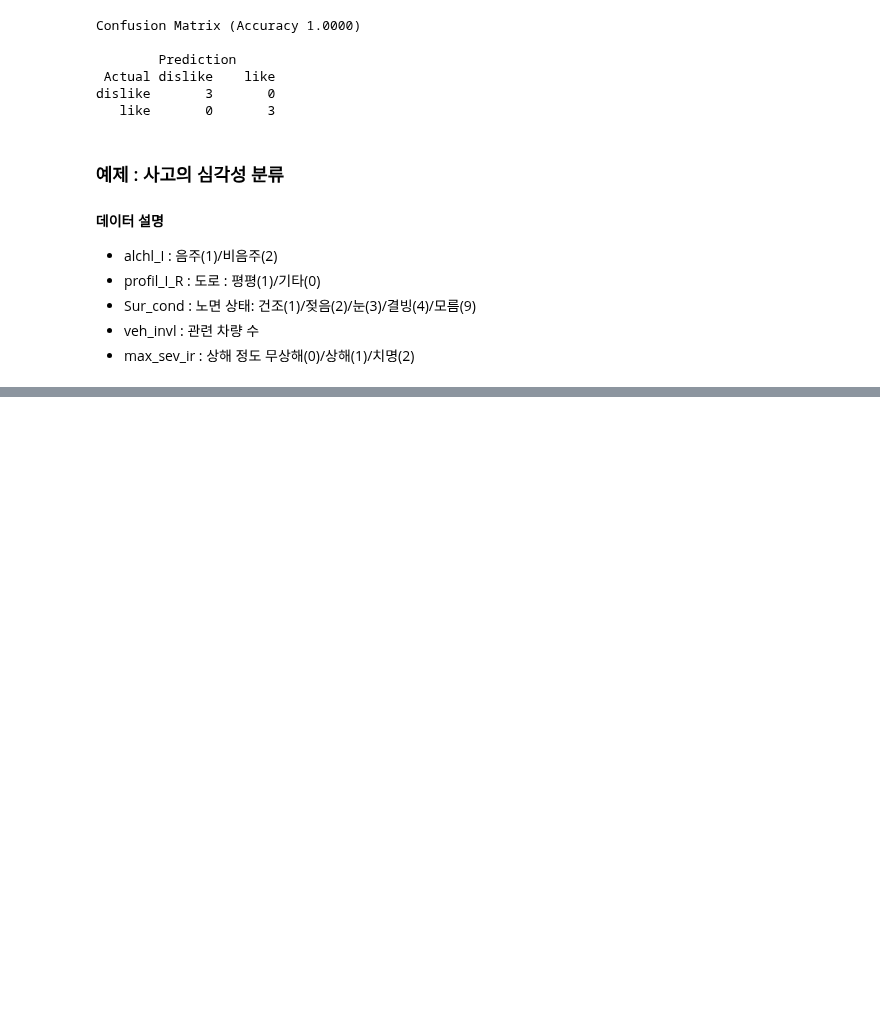
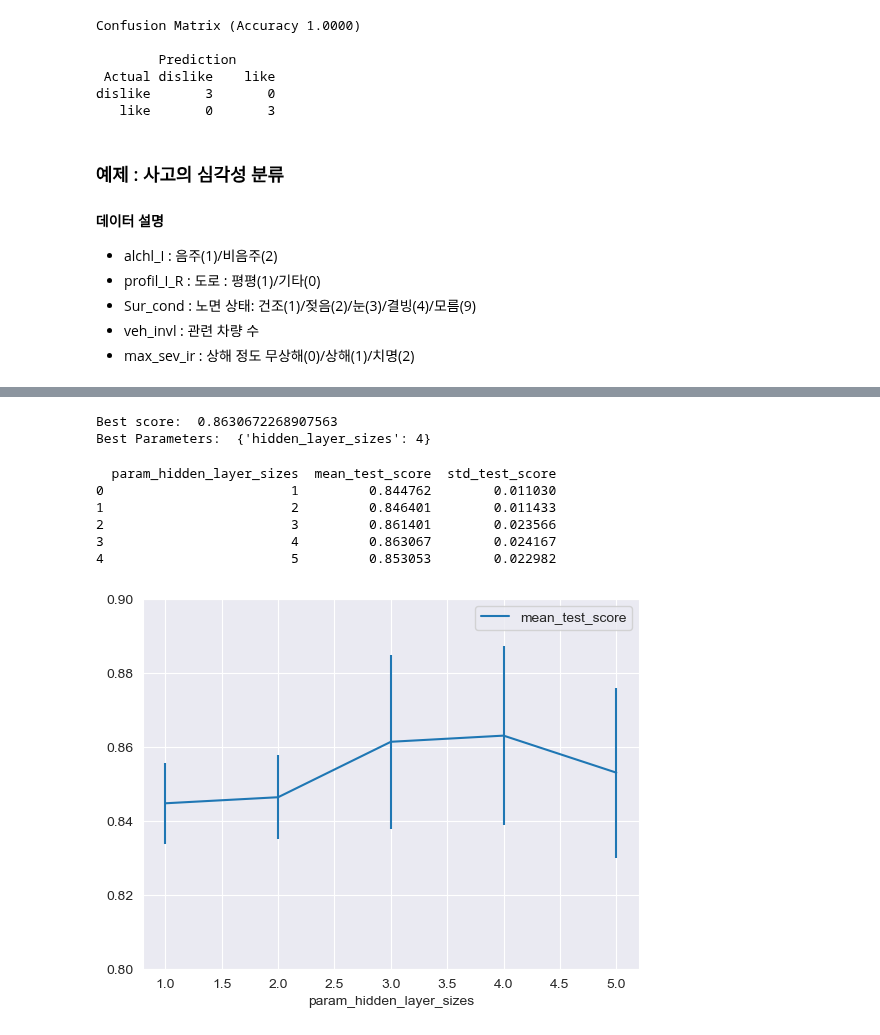
Before and after one commit to JunheeChoi/dm_class, a Jupyter notebook: DM_class_07-09.ipynb, the cells around one changed output, grey strips where cells are left out. Saved outputs shown, nothing was run; the diff lists cells and outputs as text; code cells hidden in the pictures; blank space fills up the shorter version.

```diff
--- a/DM_class_07-09.ipynb
+++ b/DM_class_07-09.ipynb
@@ -1268,0 +1323,33 @@ accidents_df.MAX_SEV_IR = accidents_df.MAX_SEV_IR.astype('category')
+# %%
+from sklearn.model_selection import cross_val_score, train_test_split, GridSearchCV
+
+# 은닉층 노드 2개로 신경망 훈련
+clf = MLPClassifier(hidden_layer_sizes=(2), activation = 'logistic', solver = 'lbfgs', random_state = 1, max_iter = 500)
+clf.fit(train_X, train_y.values)
+param_grid = {
+    'hidden_layer_sizes':[(1), (2), (3), (4), (5)]
+}
+gridSearch = GridSearchCV(MLPClassifier(activation = 'logistic', solver = 'lbfgs', random_state = 1, max_iter = 1000),
+                          param_grid, cv = 5, n_jobs = -1, return_train_score = True)
+gridSearch.fit(train_X, train_y)
+print('Best score: ', gridSearch.best_score_)
+print('Best Parameters: ', gridSearch.best_params_)
+# %% [output]
+Best score:  0.8630672268907563
+Best Parameters:  {'hidden_layer_sizes': 4}
+# %%
+display = ['param_hidden_layer_sizes', 'mean_test_score', 'std_test_score']
+print(pd.DataFrame(gridSearch.cv_results_)[display])
+# %% [output]
+  param_hidden_layer_sizes  mean_test_score  std_test_score
+0                        1         0.844762        0.011030
+1                        2         0.846401        0.011433
+2                        3         0.861401        0.023566
+3                        4         0.863067        0.024167
+4                        5         0.853053        0.022982
+# %%
+pd.DataFrame(gridSearch.cv_results_)[display].plot(x = 'param_hidden_layer_sizes',
+                                                   y = 'mean_test_score', yerr = 'std_test_score', ylim = (0.8, 0.9))
+plt.show()
+# %% [output]
+[figure, added]
```
Also changed, not shown: parts of 4 cells of this notebook, 1 other file.
